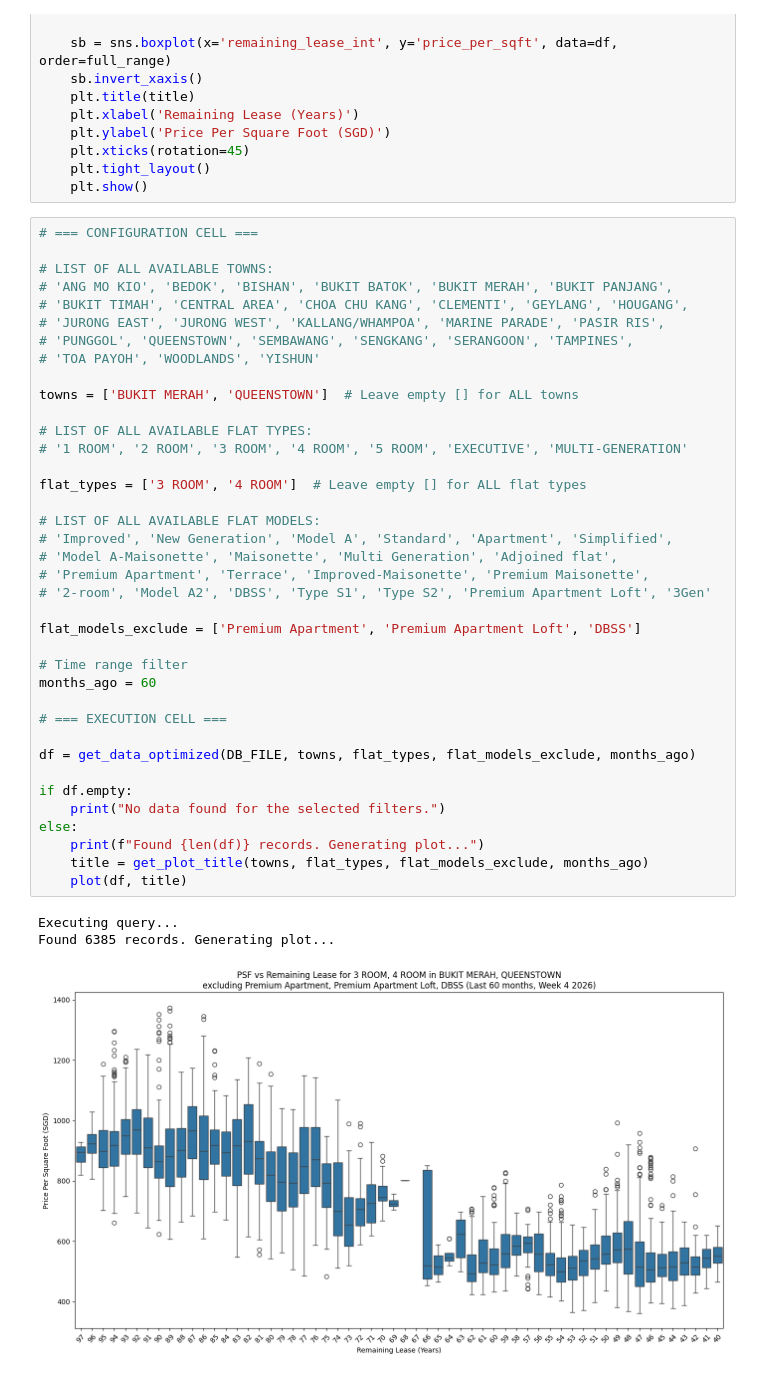
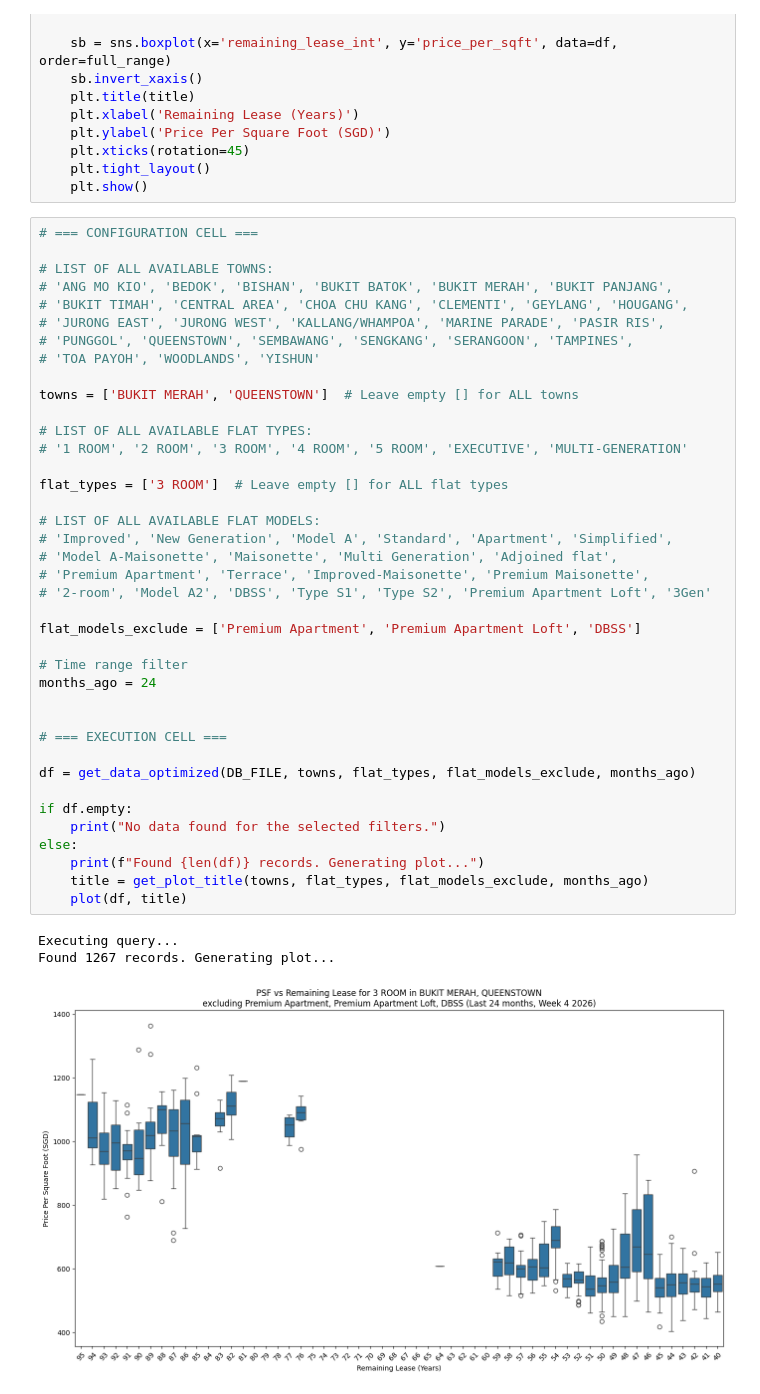
Before and after one commit to rcyl/property, a Jupyter notebook: plot_analysis.ipynb, the cells around one changed output. Drawn from its saved outputs; the diff is of its cells as text.

```diff
--- a/plot_analysis.ipynb
+++ b/plot_analysis.ipynb
@@ -93,34 +93,35 @@ def plot(df, title):
 # 'TOA PAYOH', 'WOODLANDS', 'YISHUN'
 
 towns = ['BUKIT MERAH', 'QUEENSTOWN']  # Leave empty [] for ALL towns
 
 # LIST OF ALL AVAILABLE FLAT TYPES:
 # '1 ROOM', '2 ROOM', '3 ROOM', '4 ROOM', '5 ROOM', 'EXECUTIVE', 'MULTI-GENERATION'
 
-flat_types = ['3 ROOM', '4 ROOM']  # Leave empty [] for ALL flat types
+flat_types = ['3 ROOM']  # Leave empty [] for ALL flat types
 
 # LIST OF ALL AVAILABLE FLAT MODELS:
 # 'Improved', 'New Generation', 'Model A', 'Standard', 'Apartment', 'Simplified',
 # 'Model A-Maisonette', 'Maisonette', 'Multi Generation', 'Adjoined flat',
 # 'Premium Apartment', 'Terrace', 'Improved-Maisonette', 'Premium Maisonette',
 # '2-room', 'Model A2', 'DBSS', 'Type S1', 'Type S2', 'Premium Apartment Loft', '3Gen'
 
 flat_models_exclude = ['Premium Apartment', 'Premium Apartment Loft', 'DBSS']
 
 # Time range filter
-months_ago = 60
+months_ago = 24
+
 
 # === EXECUTION CELL ===
 
 df = get_data_optimized(DB_FILE, towns, flat_types, flat_models_exclude, months_ago)
 
 if df.empty:
     print("No data found for the selected filters.")
 else:
     print(f"Found {len(df)} records. Generating plot...")
     title = get_plot_title(towns, flat_types, flat_models_exclude, months_ago)
     plot(df, title)
 # %% [output]
 Executing query...
-Found 6385 records. Generating plot...
+Found 1267 records. Generating plot...
-[figure, old version]
+[figure, new version]
```
Also changed, not shown: 5 other files.
